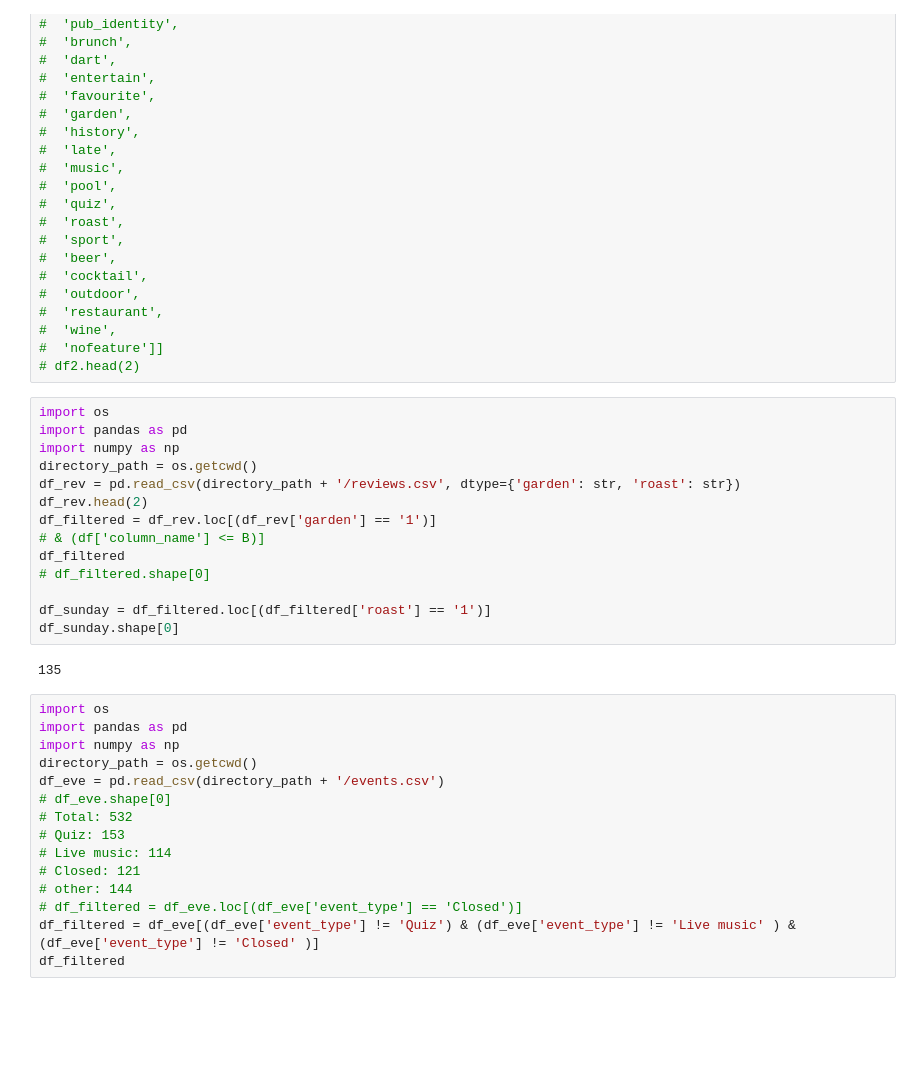
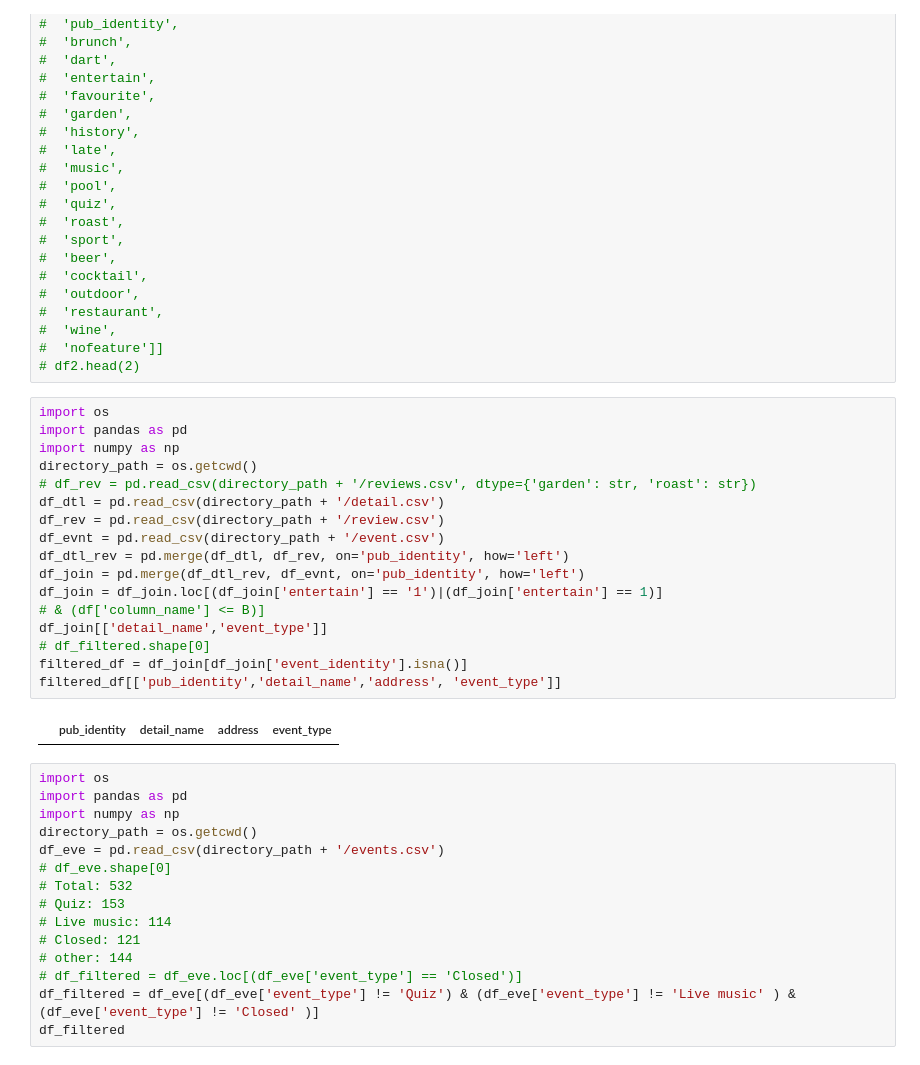
Before and after one commit to cartsmate/thepubpicker, a Jupyter notebook: files/Untitled4.ipynb, the cells around one changed output. Saved outputs shown, nothing was run; the diff lists cells and outputs as text; blank space fills up the shorter version.

```diff
--- a/files/Untitled4.ipynb
+++ b/files/Untitled4.ipynb
@@ -88,19 +88,22 @@ df_copy = pd.read_csv(directory_path + '/reviews_copy.csv')
 # %%
 import os
 import pandas as pd
 import numpy as np
 directory_path = os.getcwd()
-df_rev = pd.read_csv(directory_path + '/reviews.csv', dtype={'garden': str, 'roast': str})
-df_rev.head(2)
-df_filtered = df_rev.loc[(df_rev['garden'] == '1')]
+# df_rev = pd.read_csv(directory_path + '/reviews.csv', dtype={'garden': str, 'roast': str})
+df_dtl = pd.read_csv(directory_path + '/detail.csv')
+df_rev = pd.read_csv(directory_path + '/review.csv')
+df_evnt = pd.read_csv(directory_path + '/event.csv')
+df_dtl_rev = pd.merge(df_dtl, df_rev, on='pub_identity', how='left')
+df_join = pd.merge(df_dtl_rev, df_evnt, on='pub_identity', how='left')
+df_join = df_join.loc[(df_join['entertain'] == '1')|(df_join['entertain'] == 1)]
 # & (df['column_name'] <= B)]
-df_filtered
+df_join[['detail_name','event_type']]
 # df_filtered.shape[0]
-
-df_sunday = df_filtered.loc[(df_filtered['roast'] == '1')]
-df_sunday.shape[0]
+filtered_df = df_join[df_join['event_identity'].isna()]
+filtered_df[['pub_identity','detail_name','address', 'event_type']]
 # %% [output]
-135
+|  | pub_identity | detail_name | address | event_type |
 # %%
 import os
 import pandas as pd
```
Also changed, not shown: 48 other files.
